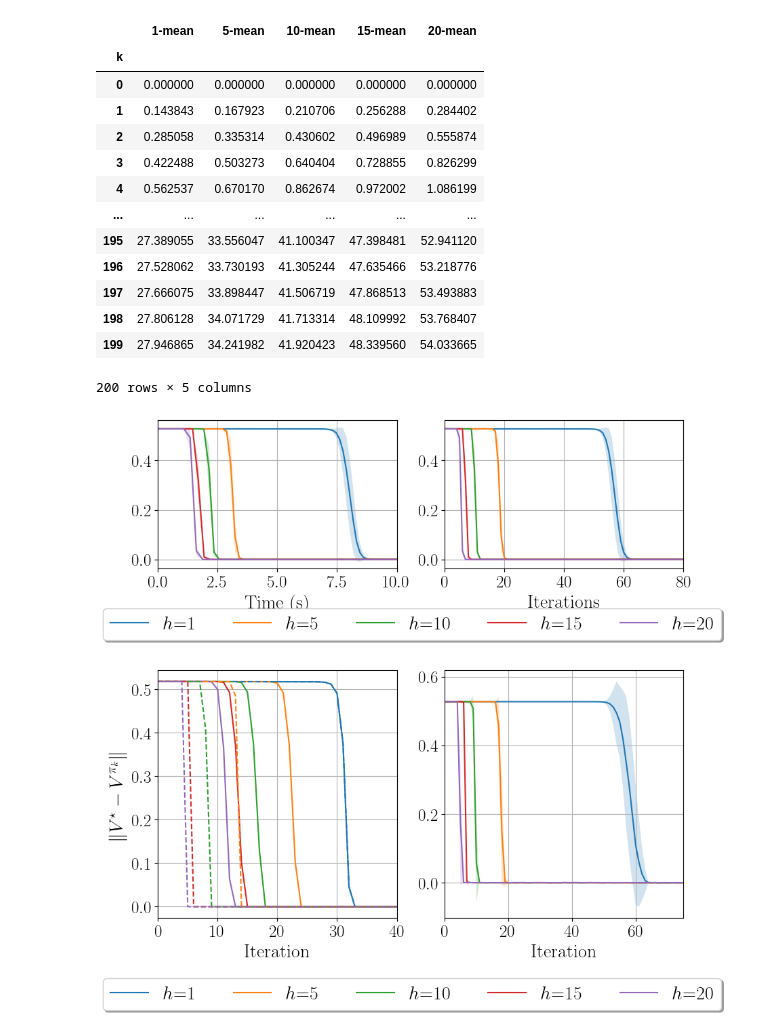
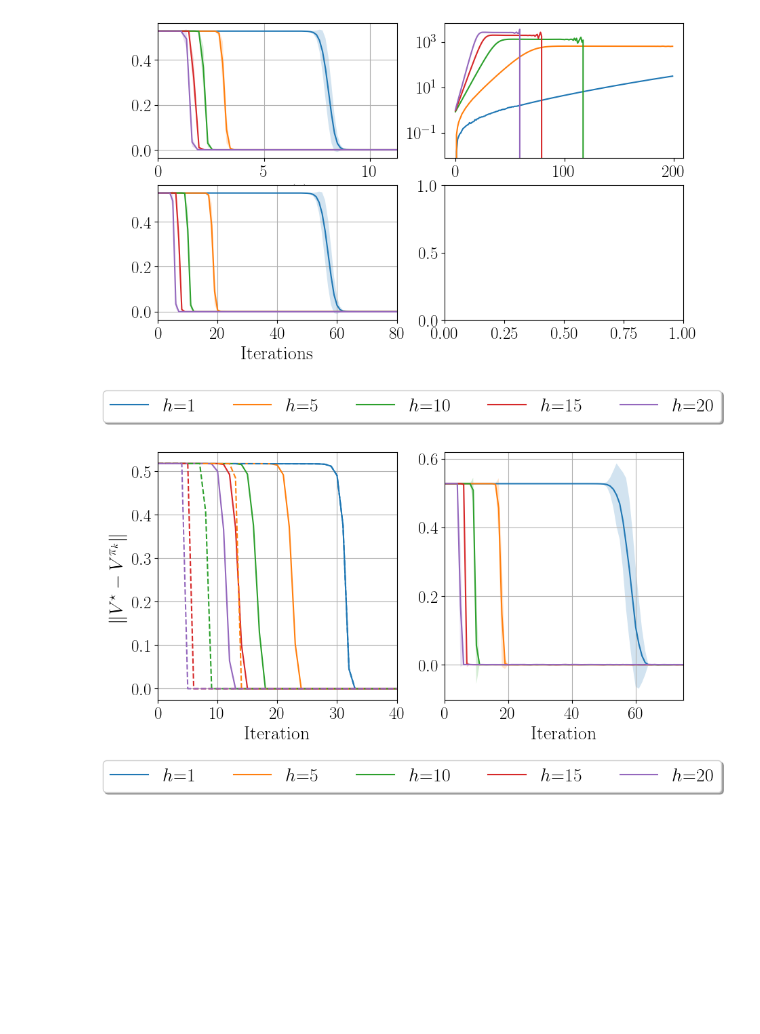
Before and after one commit to kprotopapas/pmdlookahead, a Jupyter notebook: analysis.ipynb, the cells around one changed output. Saved outputs shown, nothing was run; the diff lists cells and outputs as text; code cells hidden in the pictures; blank space fills up the shorter version.

```diff
--- a/analysis.ipynb
+++ b/analysis.ipynb
@@ -17,8 +17,8 @@ def get_runs(group, n, metric='suboptimality'):
         depth = int(run.config['algorithm'][:-cutoff])
         if len(dfs[depth]) >= n:
             continue
-        temp = run.history(keys=[metric, 'runtime'], x_axis='_step')\
-            .rename(columns={'_step': 'k', metric: f'{metric}_{run.id}'})
+        temp = run.history(keys=[metric, 'runtime', 'learning_rate'], x_axis='_step')\
+            .rename(columns={'_step': 'k', metric: f'{metric}'})
 
         if len(temp) > 80:
             temp = temp.set_index('k')
@@ -27,11 +27,10 @@ def get_runs(group, n, metric='suboptimality'):
     return dfs
 # %%
 dfs_inexact = get_runs(f'{alg}_time', 32)
-# %%
-dfs_inexact = {k: [df.rename(columns={df.columns[0]: 'suboptimality'}) for df in dfs] for k, dfs in dfs_inexact.items()}
 # %%
 subopts = {k: [df['suboptimality'] for df in dfs] for k, dfs in dfs_inexact.items()}
 times = {k: [df['runtime'] for df in dfs] for k, dfs in dfs_inexact.items()}
+lrs = {k: [df['learning_rate'] for df in dfs] for k, dfs in dfs_inexact.items()}
 # %%
 def process(df):
     joined = {k: pd.concat(v, axis=1) for k, v in df.items()}
@@ -46,25 +45,9 @@ def process(df):
 #means_exact, stds_exact = process(dfs_exact)
 sub_means, sub_stds = process(subopts)
 time_means, time_stds = process(times)
+lrs_means, lrs_stds = process(lrs)
 
 #means_fixed, stds_fixed = process(dfs_fixed)
-# %%
-time_means
-# %% [output]
-|  | 1-mean | 5-mean | 10-mean | 15-mean | 20-mean |
-| k |  |  |  |  |  |
-| 0 | 0.000000 | 0.000000 | 0.000000 | 0.000000 | 0.000000 |
-| 1 | 0.143843 | 0.167923 | 0.210706 | 0.256288 | 0.284402 |
-| 2 | 0.285058 | 0.335314 | 0.430602 | 0.496989 | 0.555874 |
-| 3 | 0.422488 | 0.503273 | 0.640404 | 0.728855 | 0.826299 |
-| 4 | 0.562537 | 0.670170 | 0.862674 | 0.972002 | 1.086199 |
-| ... | ... | ... | ... | ... | ... |
-| 195 | 27.389055 | 33.556047 | 41.100347 | 47.398481 | 52.941120 |
-| 196 | 27.528062 | 33.730193 | 41.305244 | 47.635466 | 53.218776 |
-| 197 | 27.666075 | 33.898447 | 41.506719 | 47.868513 | 53.493883 |
-| 198 | 27.806128 | 34.071729 | 41.713314 | 48.109992 | 53.768407 |
-| 199 | 27.946865 | 34.241982 | 41.920423 | 48.339560 | 54.033665 |
-200 rows × 5 columns
 # %%
 import matplotlib.pyplot as plt
 # choose a large font size by default and use tex for math
@@ -75,47 +58,50 @@ params = {'axes.labelsize': fontsize + 2,
       'xtick.labelsize': fontsize,
       'ytick.labelsize': fontsize,
       'text.usetex': True,
-      'figure.figsize': (10, 3)}
+      'figure.figsize': (10, 6)}
 plt.rcParams.update(params)
 plt.rc('font', family='Times New Roman')
-fig, axes = plt.subplots(1, 2)
+fig, axes = plt.subplots(2, 2)
 
 plt.gca().set_prop_cycle(None)
-axes[0].plot(time_means, sub_means)
+axes[0, 0].plot(time_means, sub_means)
 for name, std in sub_stds.items():
     depth = int(name[:-4])
     mean_name = f'{depth}-mean'
     mean = sub_means[mean_name]
-    axes[0].fill_between(time_means[mean_name],
+    axes[0, 0].fill_between(time_means[mean_name],
                         mean - std, mean + std, alpha=0.2)
 
-axes[0].grid(visible=True)
-axes[0].set_xlabel('Time (s)')
-axes[0].set_xlim(0, 10)
+axes[0, 0].grid(visible=True)
+axes[0, 0].set_xlabel('Time (s)')
+axes[0, 0].set_xlim(0, time_means['1-mean'].iloc[80])
 
 plt.gca().set_prop_cycle(None)
-axes[1].plot(sub_means)
+axes[1, 0].plot(sub_means)
 for name, std in sub_stds.items():
     depth = int(name[:-4])
     mean_name = f'{depth}-mean'
     mean = sub_means[mean_name]
-    axes[1].fill_between(mean.index,
+    axes[1, 0].fill_between(mean.index,
                         mean - std, mean + std, alpha=0.2)
 
-axes[1].grid(visible=True)
-axes[1].set_xlabel('Iterations')
-axes[1].set_xlim(0, 80)
+axes[1, 0].grid(visible=True)
+axes[1, 0].set_xlabel('Iterations')
+axes[1, 0].set_xlim(0, 80)
+
+axes[0, 1].plot(lrs_means)
+axes[0, 1].set_yscale('log')
 
 legends = [f'$h$={depth}' for depth in [1, 5, 10, 15, 20]]
 
 plt.subplots_adjust(bottom=0.15)
 
 lgd = fig.legend(legends, loc='upper center', bbox_to_anchor=(0.5, 0),
           fancybox=True, shadow=True, ncol=5)
 
 fig.savefig(f'{alg}_time.pdf', bbox_extra_artists=(lgd,), bbox_inches='tight')
 # %% [output]
-[figure, old version]
+[figure, new version]
 # %%
 import matplotlib.pyplot as plt
 # choose a large font size by default and use tex for math
```
